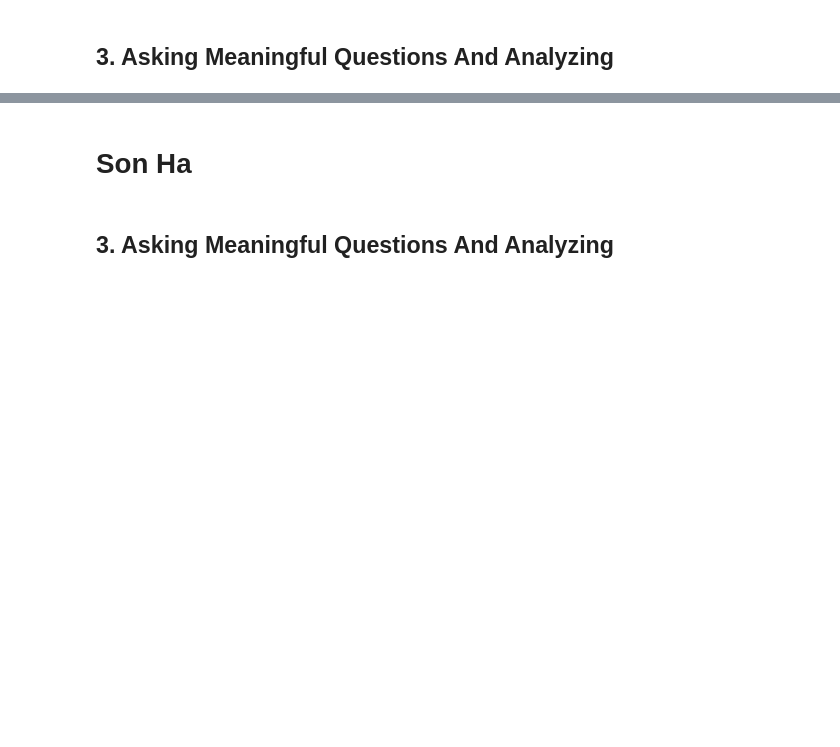
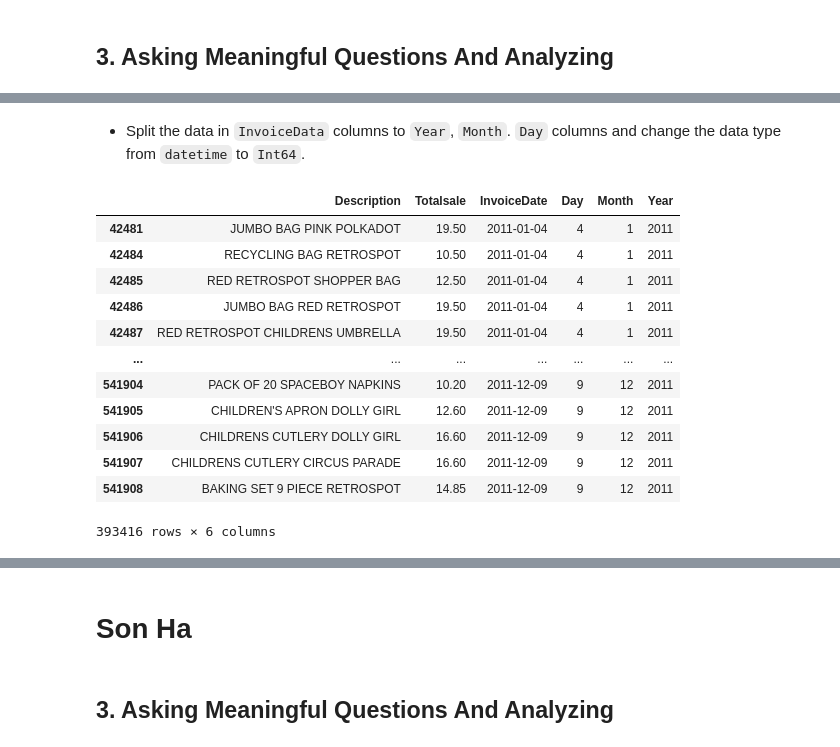
Before and after one commit to Ha0203/FinalProject_LTKHDL, a Jupyter notebook: main_branch.ipynb, the cells around one changed output, grey strips where cells are left out. Saved outputs shown, nothing was run; the diff lists cells and outputs as text; code cells hidden in the pictures; blank space fills up the shorter version.

```diff
--- a/main_branch.ipynb
+++ b/main_branch.ipynb
@@ -370,0 +422,21 @@ data_df.shape
+# %% [markdown]
+- Split the data in `InvoiceData` columns to `Year`, `Month`. `Day` columns and change the data type from `datetime` to `Int64`.
+# %%
+df.insert(len(df.columns), 'Day', df['InvoiceDate'].dt.day)
+df.insert(len(df.columns), 'Month', df['InvoiceDate'].dt.month)
+df.insert(len(df.columns), 'Year', df['InvoiceDate'].dt.year)
+df
+# %% [output]
+|  | Description | Totalsale | InvoiceDate | Day | Month | Year |
+| 42481 | JUMBO BAG PINK POLKADOT | 19.50 | 2011-01-04 | 4 | 1 | 2011 |
+| 42484 | RECYCLING BAG RETROSPOT | 10.50 | 2011-01-04 | 4 | 1 | 2011 |
+| 42485 | RED RETROSPOT SHOPPER BAG | 12.50 | 2011-01-04 | 4 | 1 | 2011 |
+| 42486 | JUMBO BAG RED RETROSPOT | 19.50 | 2011-01-04 | 4 | 1 | 2011 |
+| 42487 | RED RETROSPOT CHILDRENS UMBRELLA | 19.50 | 2011-01-04 | 4 | 1 | 2011 |
+| ... | ... | ... | ... | ... | ... | ... |
+| 541904 | PACK OF 20 SPACEBOY NAPKINS | 10.20 | 2011-12-09 | 9 | 12 | 2011 |
+| 541905 | CHILDREN'S APRON DOLLY GIRL | 12.60 | 2011-12-09 | 9 | 12 | 2011 |
+| 541906 | CHILDRENS CUTLERY DOLLY GIRL | 16.60 | 2011-12-09 | 9 | 12 | 2011 |
+| 541907 | CHILDRENS CUTLERY CIRCUS PARADE | 16.60 | 2011-12-09 | 9 | 12 | 2011 |
+| 541908 | BAKING SET 9 PIECE RETROSPOT | 14.85 | 2011-12-09 | 9 | 12 | 2011 |
+393416 rows × 6 columns
```
Also changed, not shown: parts of 12 cells of this notebook.
